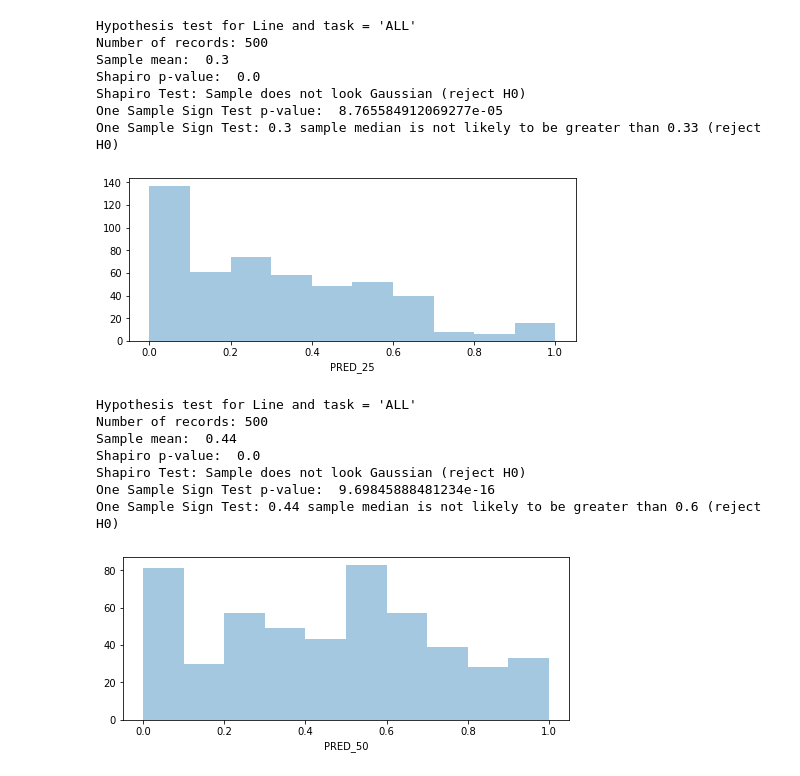
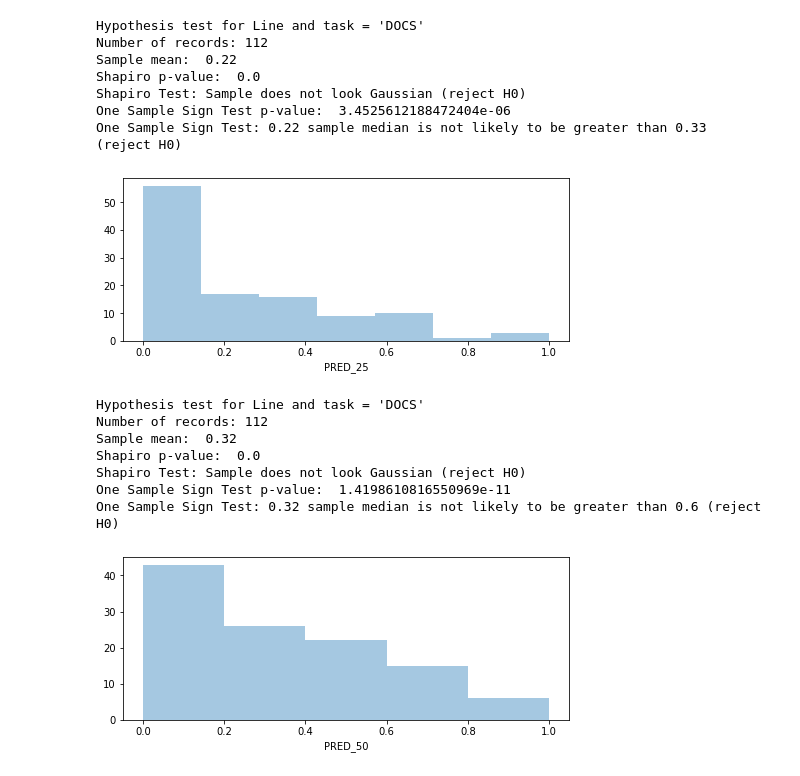
Before and after one commit to housemex408/iROIEstimator, a Jupyter notebook: scripts/notebook/results/hypothesis_1_ML.ipynb, the cells around one changed output. Drawn from its saved outputs; the diff is of its cells as text; code cells hidden in the pictures.

Commit message:
updated hypothesis test

```diff
--- a/scripts/notebook/results/hypothesis_1_ML.ipynb
+++ b/scripts/notebook/results/hypothesis_1_ML.ipynb
@@ -7,30 +7,41 @@ sys.path.append('../../')
 import Constants as c
 import Utilities as utils
 # %%
-# file = "calculate_metrics_h1_ML_combined.csv"
 file_line = "./05_01_2020/performance_measures_Line.csv"
 file_Module = "./05_01_2020/performance_measures_Module.csv"
 
 df_Line = pd.read_csv(file_line)
 df_Module = pd.read_csv(file_Module)
 
+df_Line.dropna(subset=[c.PRED_25], inplace=True)
+df_Line.dropna(subset=[c.PRED_50], inplace=True)
+# df_Line = df_Line.sample(n=500)
+
+df_Module.dropna(subset=[c.PRED_25], inplace=True)
+df_Module.dropna(subset=[c.PRED_50], inplace=True)
+# df_Module = df_Module.sample(n=500)
+
 df = pd.concat([df_Line, df_Module])
+# df = pd.concat([df_Line])
-# %%
-# df.drop(df.columns[0], axis=1)
-df.dropna(subset=[c.PRED_25], inplace=True)
-df.dropna(subset=[c.PRED_50], inplace=True)
-df = df.sample(n=500)
 # %%
-def hypothesisTest_Effort(model, task, pred, mean):
+def hypothesisTest_Effort(model_records, model, task, pred, mean):
     print("Hypothesis test for {0} and task = '{1}'".format(model, task))
 
-    model_records = None
+    if task != "ALL":
+        filter = model_records[model_records[c.TASK] == task]
+        model_records = filter
+        # print("TASK - number records: {0}".format(len(model_records)))
 
-    if task != "ALL":
-        filter = df[c.TASK] == task
-        model_records = df[filter]
-    else:
-        model_records = df
+    if model == c.LINE:
+        filter1 = model_records[model_records[c.MODEL] == c.LINE_CC]
+        filter2 = model_records[model_records[c.MODEL] == c.LINE_EC]
+        model_records = pd.concat([filter1, filter2])
+        # print("LINE - number records: {0}".format(len(model_records)))
+    elif model == c.MODULE:
+        filter1 = model_records[model_records[c.MODEL] == c.MODULE_CC]
+        filter2 = model_records[model_records[c.MODEL] == c.MODULE_EC]
+        model_records = pd.concat([filter1, filter2])
+        # print("MODULE - number records: {0}".format(len(model_records)))
 
     num_records = len(model_records)
     model_records_mean = round(model_records[pred].mean(),2)
@@ -51,6 +62,6 @@ def hypothesisTest_Effort(model, task, pred, mean):
 
     plt.figure(figsize=(8,3))
     plt.tight_layout()
-    sb.distplot(model_records[pred], kde=False, bins=10)
+    sb.distplot(model_records[pred], kde=False)
 # %%
-task = "ALL"
+task = "DOCS"
@@ -57,23 +90,22 @@ task = "ALL"
 # %%
-# t-test
-hypothesisTest_Effort(c.LINE, task, c.PRED_25, 0.33)
+hypothesisTest_Effort(df.copy(), c.LINE, task, c.PRED_25, 0.33)
 # %% [output]
-Hypothesis test for Line and task = 'ALL'
-Number of records: 500
-Sample mean:  0.3
+Hypothesis test for Line and task = 'DOCS'
+Number of records: 112
+Sample mean:  0.22
 Shapiro p-value:  0.0
 Shapiro Test: Sample does not look Gaussian (reject H0)
-One Sample Sign Test p-value:  8.765584912069277e-05
-One Sample Sign Test: 0.3 sample median is not likely to be greater than 0.33 (reject H0)
+One Sample Sign Test p-value:  3.4525612188472404e-06
+One Sample Sign Test: 0.22 sample median is not likely to be greater than 0.33 (reject H0)
-[figure, old version]
+[figure, new version]
 # %%
-hypothesisTest_Effort(c.LINE, task, c.PRED_50, 0.60)
+hypothesisTest_Effort(df.copy(), c.LINE, task, c.PRED_50, 0.60)
 # %% [output]
-Hypothesis test for Line and task = 'ALL'
-Number of records: 500
-Sample mean:  0.44
+Hypothesis test for Line and task = 'DOCS'
+Number of records: 112
+Sample mean:  0.32
 Shapiro p-value:  0.0
 Shapiro Test: Sample does not look Gaussian (reject H0)
-One Sample Sign Test p-value:  9.69845888481234e-16
-One Sample Sign Test: 0.44 sample median is not likely to be greater than 0.6 (reject H0)
+One Sample Sign Test p-value:  1.4198610816550969e-11
+One Sample Sign Test: 0.32 sample median is not likely to be greater than 0.6 (reject H0)
-[figure, old version]
+[figure, new version]
```
Also changed, not shown: parts of 4 cells of this notebook, 1 other file.
